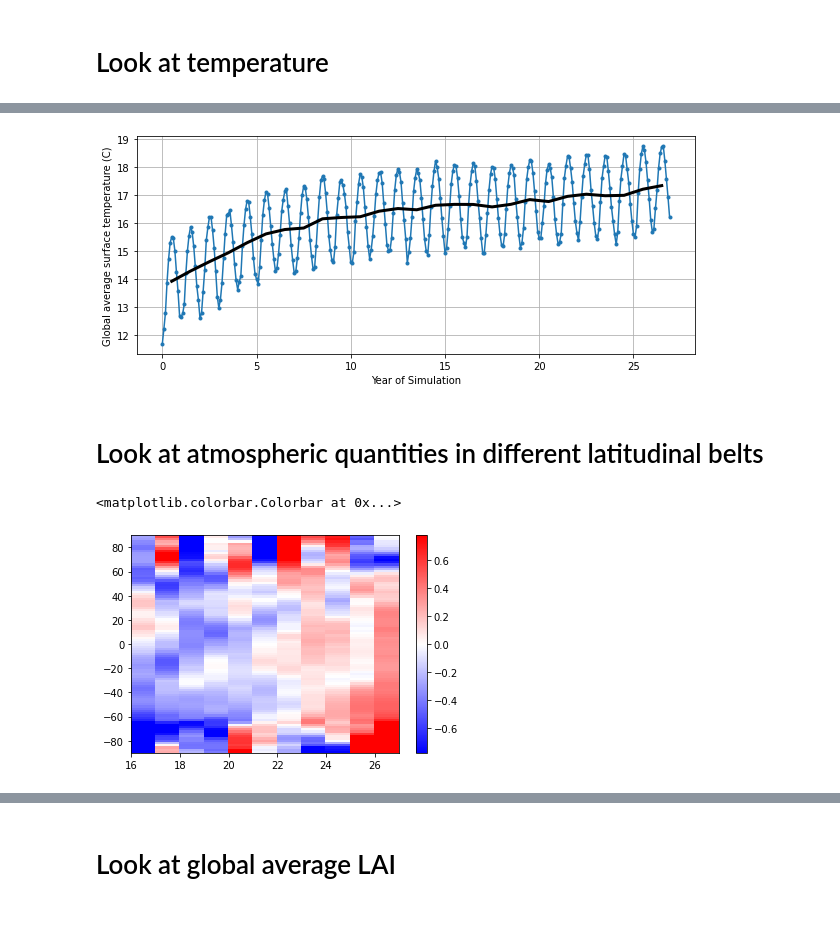
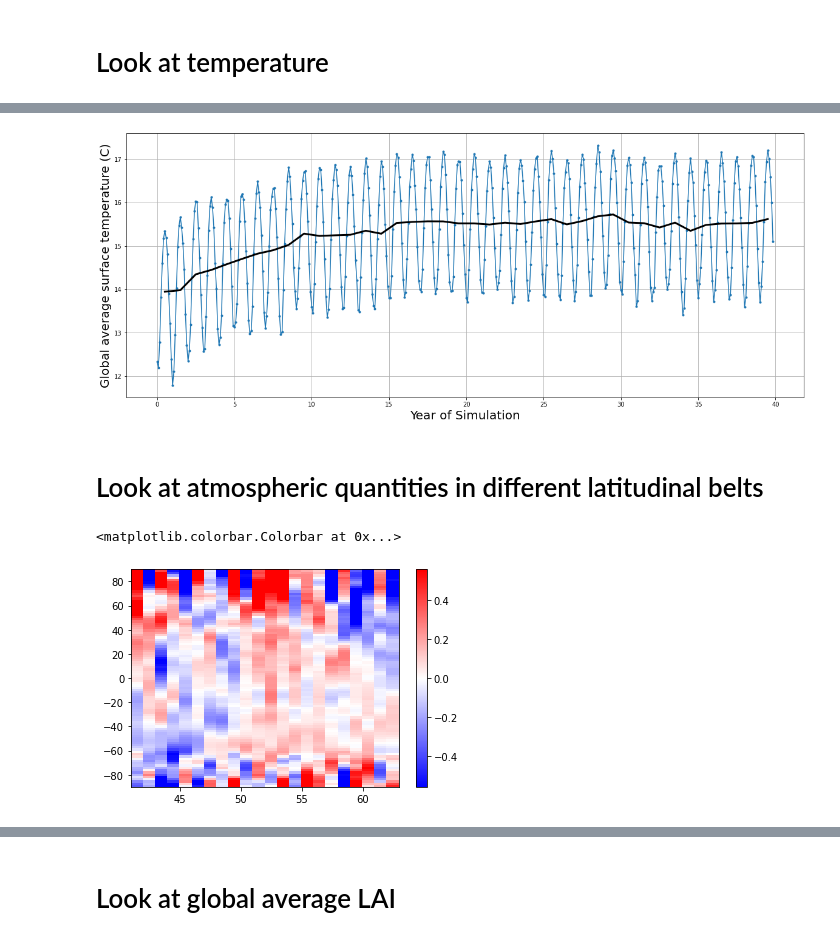
Before and after one commit to czarakas/coupled_PPE, a Jupyter notebook: code/check_simulations/Check_spin_up_after_doing_postproc.ipynb, the cells around one changed output, grey strips where cells are left out. Drawn from its saved outputs; the diff is of its cells as text; code cells hidden in the pictures.

```diff
--- a/code/check_simulations/Check_spin_up_after_doing_postproc.ipynb
+++ b/code/check_simulations/Check_spin_up_after_doing_postproc.ipynb
@@ -35,6 +29,14 @@ def land_weights_region(minlat=-100,maxlat=100,ds_lnd=ds2):
     land_area=land_area.where(land_area.lat>=minlat).where(land_area.lat<=maxlat)
     landweights = land_area/land_area.sum(dim=['lat','lon'])
     return landweights
+# %%
+def global_avg_atm(ds, var):
+    #coslat = np.cos(np.deg2rad(ds.lat))
+    #atm_weights = coslat / coslat.mean(dim='lat')
+
+    atm_weights = weight_factor2 #weight_factor2/weight_factor2.mean(dim='lat')
+
+    return (ds[var]*atm_weights).mean(dim=['lat','lon'])
 # %% [markdown]
 # Check that CO_2 isn't changing over time (it should be constant!) and that it is about the right concentration
 Should be ~388.72 (from Meinshausen et al. 2017)
@@ -65,3 +88,8 @@ Text(0, 0.5, 'CO2 concentration (ppm)')
+# %%
+ds_trefht=xr.open_dataset('/glade/campaign/univ/uwas0044/czarakas/StomatalSlopeExperiments2021/archive/spinup_coupled/coupled_DEFmedslope_1xCO2_02_old/tseries/'+
+                          'coupled_DEFmedslope_1xCO2_02.cam.h0.TREFHT.000101-004012.nc')
+#ds_trefht=xr.open_dataset('/glade/campaign/univ/uwas0044/czarakas/StomatalSlopeExperiments2021/archive/coupled/coupled_DEFmedslope_1xCO2_03/atm/proc/tseries/'+
+#                          'coupled_DEFmedslope_1xCO2_03.cam.h0.timeseries.TREFHT.nc')
 # %%
-ds_trefht=get_variable(domain='atm',var='TREFHT',h='h0')
-trefht_glb=global_avg_atm(ds_trefht, var='TREFHT')
+#ds_trefht=get_variable(domain='atm',var='TREFHT',h='h0')
+trefht_glb=global_avg_atm(ds_trefht, var='TREFHT')[:-1]
@@ -73,17 +96,17 @@ def atm_weights_region(minlat=-100,maxlat=100,ds=ds1):
 # %%
-tmonths = np.arange(0, np.size(ds_trefht.time))/12
-tyears = np.arange(0, np.size(ds_trefht.time.groupby('time.year').mean(dim='time')))+0.5
+tmonths = np.arange(0, np.size(trefht_glb.time))/12
+tyears = np.arange(0, np.size(trefht_glb.time.groupby('time.year').mean(dim='time')))+0.5
 # %%
-plt.figure(figsize=(10,4))
+plt.figure(figsize=(20,8))
 plt.plot(tmonths, trefht_glb-273.15,'.-')
 plt.plot(tyears,trefht_glb.groupby('time.year').mean(dim='time')-273.15,
          '-k',linewidth=3)
-plt.xlabel('Year of Simulation')
-plt.ylabel('Global average surface temperature (C)')
+plt.xlabel('Year of Simulation', fontsize=20)
+plt.ylabel('Global average surface temperature (C)', fontsize=20)
 plt.grid()
 #plt.xlim([0,20])
 plt.savefig('Spinup_global_temperature.png')
 # %% [output]
-[figure, old version]
+[figure, new version]
 # %% [markdown]
 # Look at atmospheric quantities in different latitudinal belts
@@ -90,6 +118,6 @@ plt.savefig('Spinup_global_temperature.png')
 # %%
 var = 'TREFHT'
-yr_spin_up_done=15
+yr_spin_up_done=40
 var_series = ds_trefht[var]-273.15
 
 var_zonal_mean = var_series.mean(dim='lon')
@@ -103,7 +131,7 @@ plt.pcolor(var_zonal_mean.year, var_zonal_mean.lat, var_zonal_mean.transpose(),
 plt.colorbar()
 # %% [output]
 <matplotlib.colorbar.Colorbar at 0x...>
-[figure, old version]
+[figure, new version]
 # %%
 latrange_min=-90
 dlat=10
```
Also changed, not shown: parts of 15 cells of this notebook, 3 other files.
